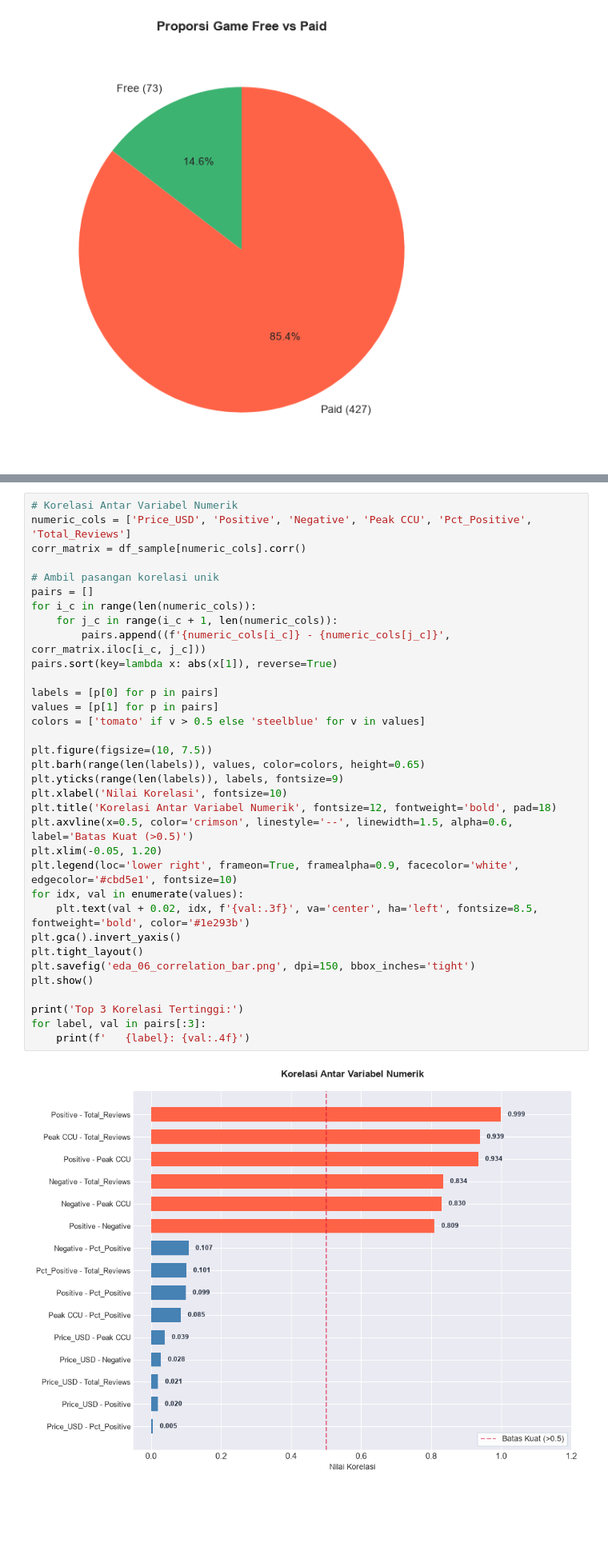
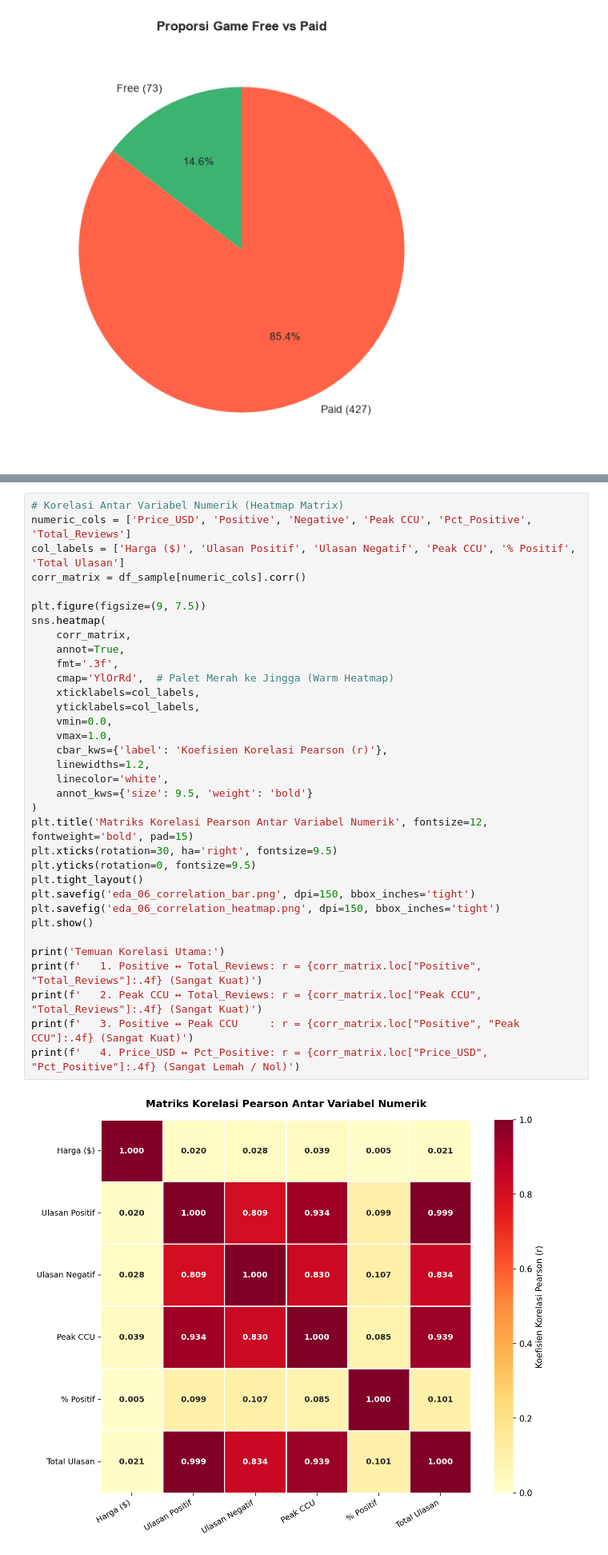
Before and after one commit to andrefarizi/Project1-FBD, a Jupyter notebook: Kelompok8_SteamGameAnalysis_Project1BigData.ipynb, the cells around one changed output, grey strips where cells are left out. Shown at 80% size. Cells and saved outputs as stored; diff of their text form; blank space fills up the shorter version.

```diff
--- a/Kelompok8_SteamGameAnalysis_Project1BigData.ipynb
+++ b/Kelompok8_SteamGameAnalysis_Project1BigData.ipynb
@@ -686,36 +692,36 @@ plt.show()
 # %%
-# Korelasi Antar Variabel Numerik
+# Korelasi Antar Variabel Numerik (Heatmap Matrix)
 numeric_cols = ['Price_USD', 'Positive', 'Negative', 'Peak CCU', 'Pct_Positive', 'Total_Reviews']
+col_labels = ['Harga ($)', 'Ulasan Positif', 'Ulasan Negatif', 'Peak CCU', '% Positif', 'Total Ulasan']
 corr_matrix = df_sample[numeric_cols].corr()
 
-# Ambil pasangan korelasi unik
-pairs = []
-for i_c in range(len(numeric_cols)):
-    for j_c in range(i_c + 1, len(numeric_cols)):
-        pairs.append((f'{numeric_cols[i_c]} - {numeric_cols[j_c]}', corr_matrix.iloc[i_c, j_c]))
-pairs.sort(key=lambda x: abs(x[1]), reverse=True)
-
-labels = [p[0] for p in pairs]
-values = [p[1] for p in pairs]
-colors = ['tomato' if v > 0.5 else 'steelblue' for v in values]
-
-plt.figure(figsize=(10, 7.5))
-plt.barh(range(len(labels)), values, color=colors, height=0.65)
-plt.yticks(range(len(labels)), labels, fontsize=9)
-plt.xlabel('Nilai Korelasi', fontsize=10)
-plt.title('Korelasi Antar Variabel Numerik', fontsize=12, fontweight='bold', pad=18)
-plt.axvline(x=0.5, color='crimson', linestyle='--', linewidth=1.5, alpha=0.6, label='Batas Kuat (>0.5)')
-plt.xlim(-0.05, 1.20)
-plt.legend(loc='lower right', frameon=True, framealpha=0.9, facecolor='white', edgecolor='#cbd5e1', fontsize=10)
-for idx, val in enumerate(values):
-    plt.text(val + 0.02, idx, f'{val:.3f}', va='center', ha='left', fontsize=8.5, fontweight='bold', color='#1e293b')
-plt.gca().invert_yaxis()
+plt.figure(figsize=(9, 7.5))
+sns.heatmap(
+    corr_matrix,
+    annot=True,
+    fmt='.3f',
+    cmap='YlOrRd',  # Palet Merah ke Jingga (Warm Heatmap)
+    xticklabels=col_labels,
+    yticklabels=col_labels,
+    vmin=0.0,
+    vmax=1.0,
+    cbar_kws={'label': 'Koefisien Korelasi Pearson (r)'},
+    linewidths=1.2,
+    linecolor='white',
+    annot_kws={'size': 9.5, 'weight': 'bold'}
+)
+plt.title('Matriks Korelasi Pearson Antar Variabel Numerik', fontsize=12, fontweight='bold', pad=15)
+plt.xticks(rotation=30, ha='right', fontsize=9.5)
+plt.yticks(rotation=0, fontsize=9.5)
 plt.tight_layout()
 plt.savefig('eda_06_correlation_bar.png', dpi=150, bbox_inches='tight')
+plt.savefig('eda_06_correlation_heatmap.png', dpi=150, bbox_inches='tight')
 plt.show()
 
-print('Top 3 Korelasi Tertinggi:')
-for label, val in pairs[:3]:
-    print(f'   {label}: {val:.4f}')
+print('Temuan Korelasi Utama:')
+print(f'   1. Positive ↔ Total_Reviews: r = {corr_matrix.loc["Positive", "Total_Reviews"]:.4f} (Sangat Kuat)')
+print(f'   2. Peak CCU ↔ Total_Reviews: r = {corr_matrix.loc["Peak CCU", "Total_Reviews"]:.4f} (Sangat Kuat)')
+print(f'   3. Positive ↔ Peak CCU     : r = {corr_matrix.loc["Positive", "Peak CCU"]:.4f} (Sangat Kuat)')
+print(f'   4. Price_USD ↔ Pct_Positive: r = {corr_matrix.loc["Price_USD", "Pct_Positive"]:.4f} (Sangat Lemah / Nol)')
 # %% [output]
-[figure, old version]
+[figure, new version]
```
Also changed, not shown: parts of 4 cells of this notebook, 3 other files.
